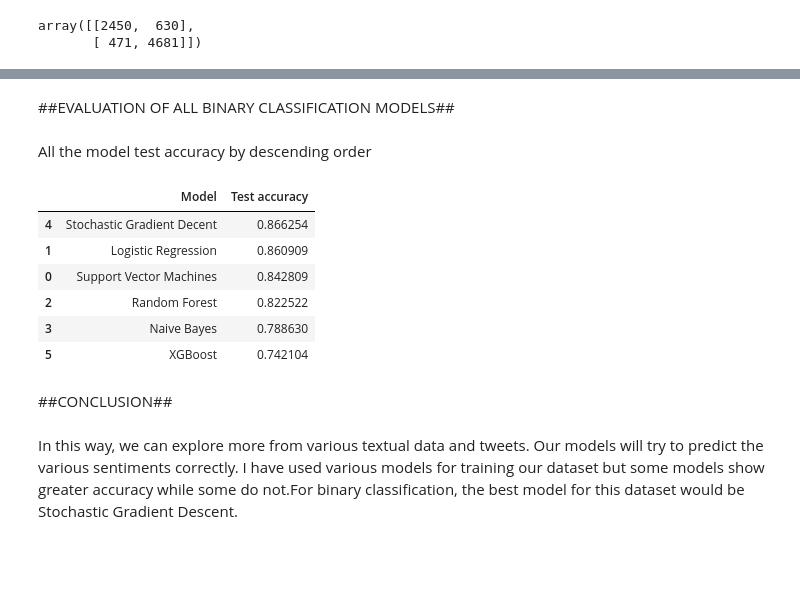
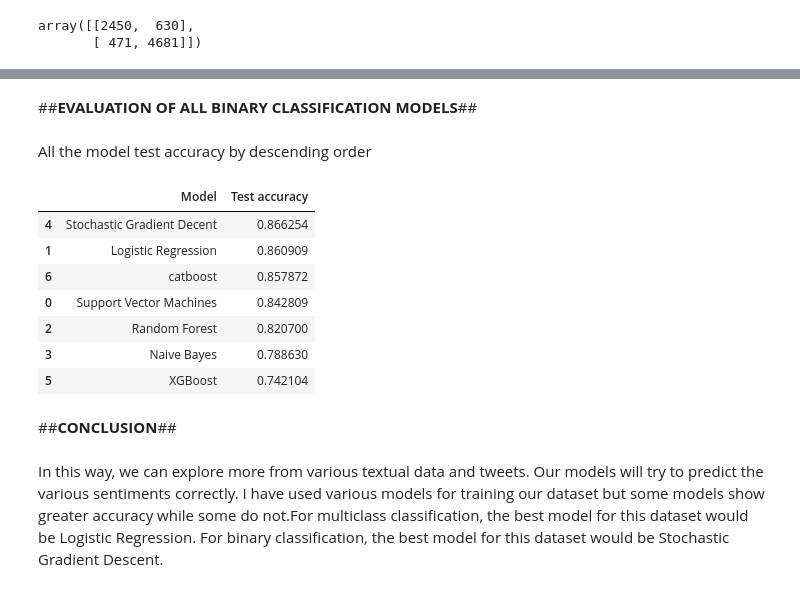
Before and after one commit to eshitalakhani/Tweet-Sentiments, a Jupyter notebook: Copy_of_Coronavirus_Tweets_sentiment_analysis_.ipynb, the cells around one changed output, grey strips where cells are left out. Saved outputs shown, nothing was run; the diff lists cells and outputs as text; code cells hidden in the pictures; blank space fills up the shorter version.

```diff
--- a/Copy_of_Coronavirus_Tweets_sentiment_analysis_.ipynb
+++ b/Copy_of_Coronavirus_Tweets_sentiment_analysis_.ipynb
@@ -63,7 +63,7 @@ warnings.filterwarnings("ignore")
 # %%
 # ISO 8859-1 is a single-byte encoding that can represent the first 256 Unicode characters
 
-df = pd.read_csv('/content/drive/MyDrive/Capstone 3/Coronavirus Tweets.csv', encoding="ISO-8859-1")
+df = pd.read_csv('/content/drive/MyDrive/Colab Notebooks/datasets /coronavirus sentiment analysis/Coronavirus Tweets.csv', encoding="ISO-8859-1")
 # %%
 df.info(verbose=True)
 # %% [output]
@@ -1151,0 +1214,20 @@ array([[2450,  630],
+# %%
+# Initialize the CatBoostClassifier
+catboost_b = CatBoostClassifier(iterations=100,
+                           learning_rate=0.9,
+                           depth=6,
+                           loss_function='Logloss')
+# Fit the catboost_b to the data
+catboost_b.fit(X_train, y_train, cat_features=[0, 2])
+
+# Make predictions on the test data
+cat_pred = catboost_b.predict(X_valid)
+
+cat_accuracy = accuracy_score(y_valid,cat_pred)
+
+# Get class probabilities for the test data
+probabilities = catboost_b.predict_proba(X_valid)
+
+print("Training accuracy Score    : ",catboost_b.score(X_train,y_train))
+print("Validation accuracy Score : ",cat_accuracy)
+print(classification_report(cat_pred,y_valid))
@@ -1152,26 +1252,27 @@ array([[2450,  630],
 # %% [markdown]
-##EVALUATION OF ALL BINARY CLASSIFICATION MODELS##
+##**EVALUATION OF ALL BINARY CLASSIFICATION MODELS**##
 # %% [markdown]
 All the model test accuracy by descending order
 # %%
 models = pd.DataFrame({
     'Model': ['Support Vector Machines', 'Logistic Regression',
               'Random Forest', 'Naive Bayes',
-              'Stochastic Gradient Decent', 'XGBoost'],
+              'Stochastic Gradient Decent', 'XGBoost','catboost'],
     'Test accuracy': [svc_accuracy, logreg_accuracy,
               rf_accuracy, NB_accuracy,
-              sgd_accuracy, xgb_accuracy]})
+              sgd_accuracy, xgb_accuracy,cat_accuracy]})
 
 models.sort_values(by='Test accuracy', ascending=False)
 # %% [output]
 |  | Model | Test accuracy |
 | 4 | Stochastic Gradient Decent | 0.866254 |
 | 1 | Logistic Regression | 0.860909 |
+| 6 | catboost | 0.857872 |
 | 0 | Support Vector Machines | 0.842809 |
-| 2 | Random Forest | 0.822522 |
+| 2 | Random Forest | 0.820700 |
 | 3 | Naive Bayes | 0.788630 |
 | 5 | XGBoost | 0.742104 |
 # %% [markdown]
-##CONCLUSION##
+##**CONCLUSION**##
 # %% [markdown]
-In this way, we can explore more from various textual data and tweets. Our models will try to predict the various sentiments correctly. I have used various models for training our dataset but some models show greater accuracy while some do not.For binary classification, the best model for this dataset would be Stochastic Gradient Descent.
+In this way, we can explore more from various textual data and tweets. Our models will try to predict the various sentiments correctly. I have used various models for training our dataset but some models show greater accuracy while some do not.For multiclass classification, the best model for this dataset would be Logistic Regression. For binary classification, the best model for this dataset would be Stochastic Gradient Descent.
```
Also changed, not shown: parts of 38 cells of this notebook.
